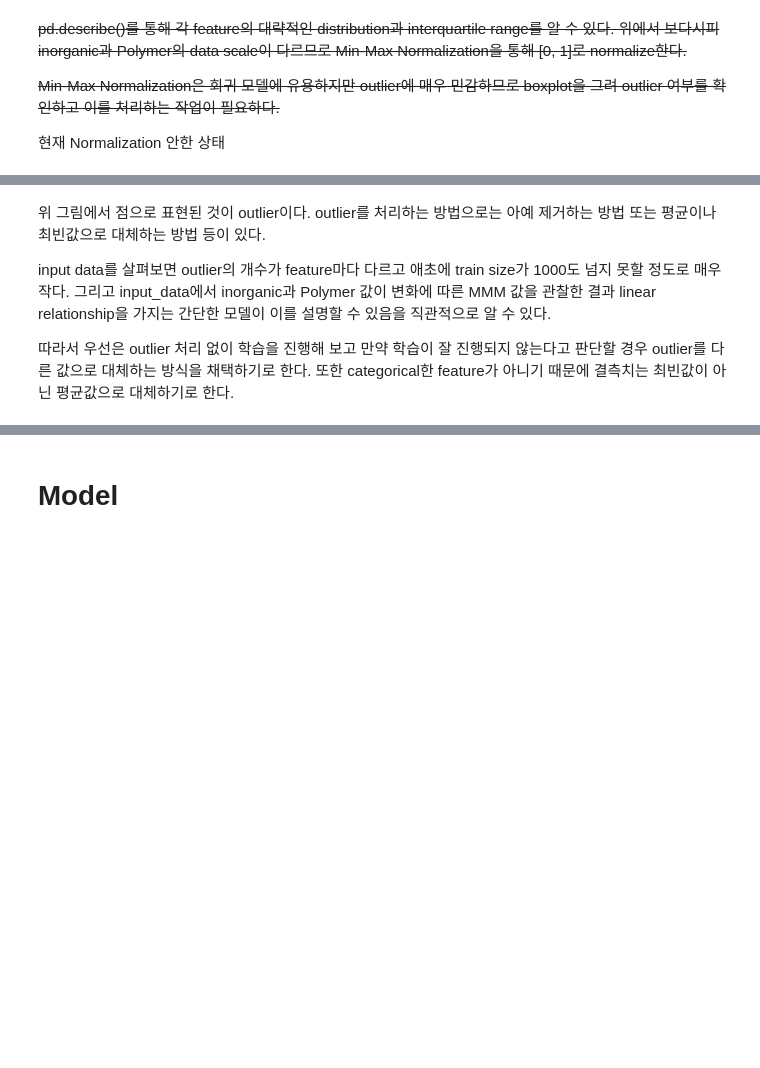
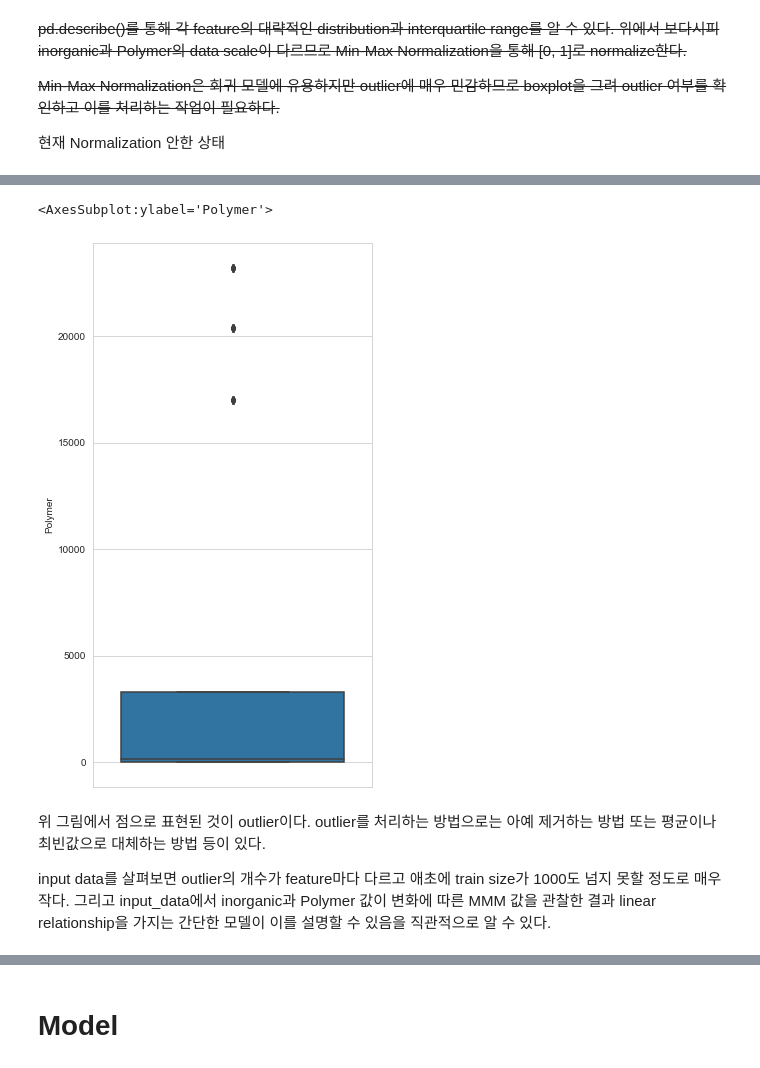
Before and after one commit to sukam09/mmm, a Jupyter notebook: mmm.ipynb, the cells around one changed output, grey strips where cells are left out. Drawn from its saved outputs; the diff is of its cells as text; code cells hidden in the pictures; blank space fills up the shorter version.

```diff
--- a/mmm.ipynb
+++ b/mmm.ipynb
@@ -85,6 +85,10 @@ plt.show()
+# %%
+fig = plt.figure(figsize=(5, 10))
+sns.boxplot(y=x_data["Polymer"])
+# %% [output]
+<AxesSubplot:ylabel='Polymer'>
+[figure, added]
 # %% [markdown]
 위 그림에서 점으로 표현된 것이 outlier이다. outlier를 처리하는 방법으로는 아예 제거하는 방법 또는 평균이나 최빈값으로 대체하는 방법 등이 있다.
 
 input data를 살펴보면 outlier의 개수가 feature마다 다르고 애초에 train size가 1000도 넘지 못할 정도로 매우 작다. 그리고 input_data에서 inorganic과 Polymer 값이 변화에 따른 MMM 값을 관찰한 결과 linear relationship을 가지는 간단한 모델이 이를 설명할 수 있음을 직관적으로 알 수 있다.
-
-따라서 우선은 outlier 처리 없이 학습을 진행해 보고 만약 학습이 잘 진행되지 않는다고 판단할 경우 outlier를 다른 값으로 대체하는 방식을 채택하기로 한다. 또한 categorical한 feature가 아니기 때문에 결측치는 최빈값이 아닌 평균값으로 대체하기로 한다.
```
Also changed, not shown: parts of 8 cells of this notebook.
